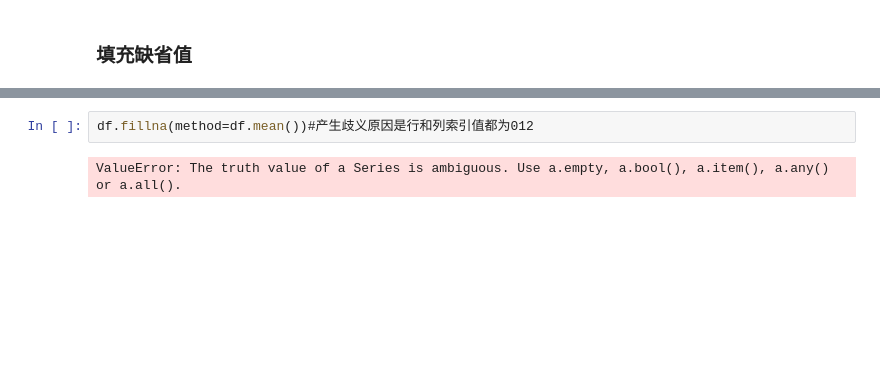
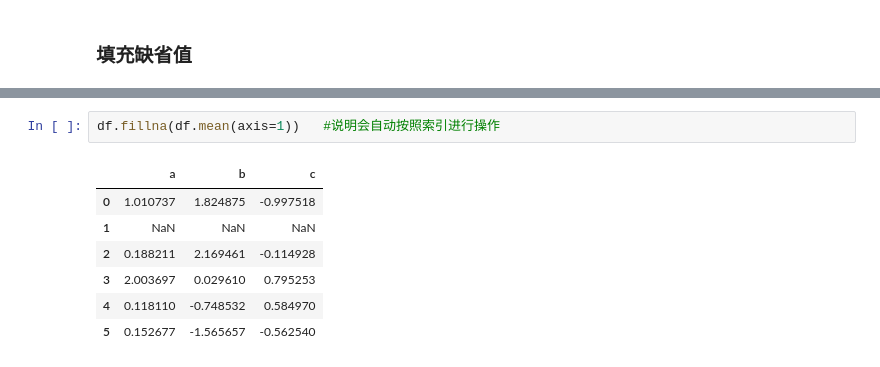
Before and after one commit to zf1007105760/pandas, a Jupyter notebook: ch05.ipynb, the cells around one changed output, grey strips where cells are left out. Cells and saved outputs as stored; diff of their text form; blank space fills up the shorter version.

```diff
--- a/ch05.ipynb
+++ b/ch05.ipynb
@@ -593,4 +541,10 @@ df.fillna(df.mean(),axis=0) #用均值填充,还有inplace就地操作
 # %%
-df.fillna(method=df.mean())#产生歧义原因是行和列索引值都为012
+df.fillna(df.mean(axis=1))   #说明会自动按照索引进行操作
 # %% [output]
-ValueError: The truth value of a Series is ambiguous. Use a.empty, a.bool(), a.item(), a.any() or a.all().
+|  | a | b | c |
+| 0 | 1.010737 | 1.824875 | -0.997518 |
+| 1 | NaN | NaN | NaN |
+| 2 | 0.188211 | 2.169461 | -0.114928 |
+| 3 | 2.003697 | 0.029610 | 0.795253 |
+| 4 | 0.118110 | -0.748532 | 0.584970 |
+| 5 | 0.152677 | -1.565657 | -0.562540 |
```
Also changed, not shown: parts of 34 cells of this notebook.
